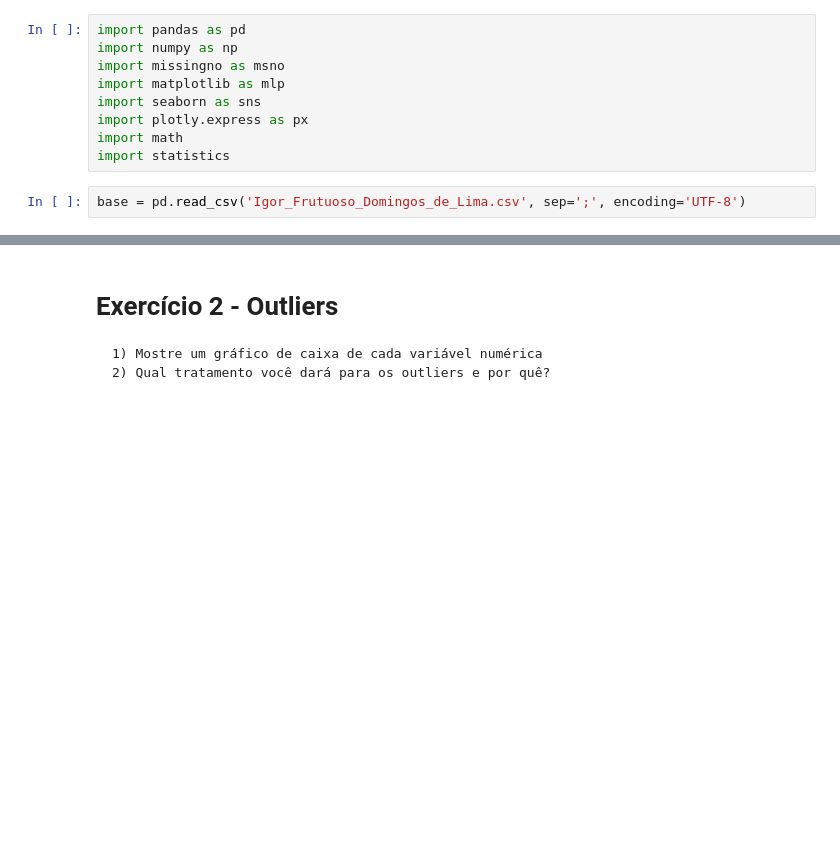
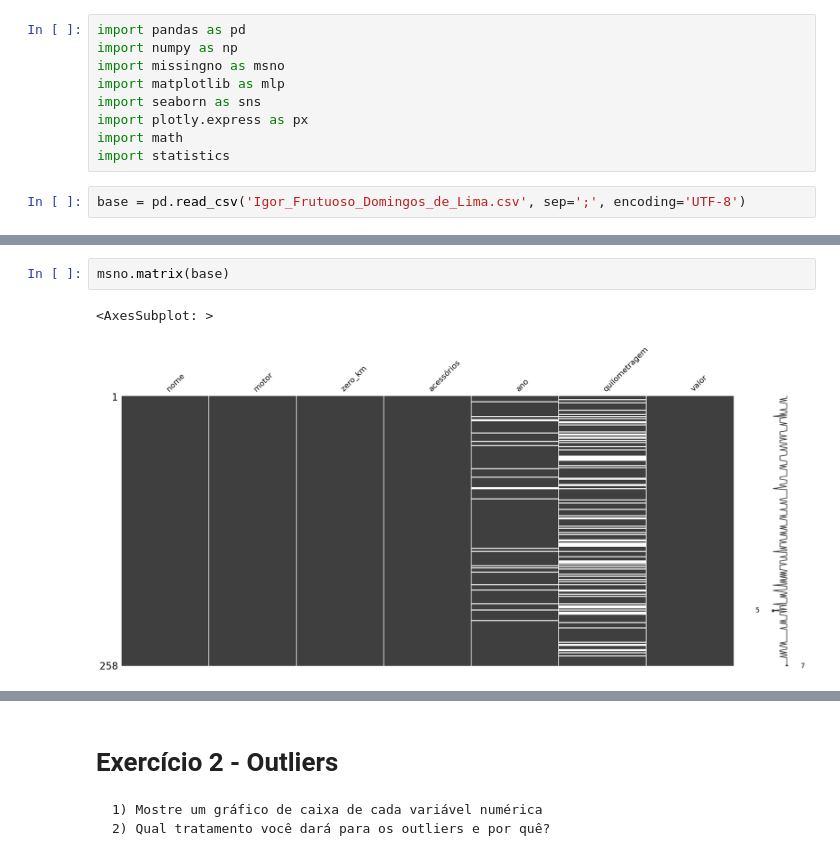
Before and after one commit to IgorFrutuoso/AC3-AED, a Jupyter notebook: Exercicios_AC3.ipynb, the cells around one changed output, grey strips where cells are left out. Drawn from its saved outputs; the diff is of its cells as text; blank space fills up the shorter version.

```diff
--- a/Exercicios_AC3.ipynb
+++ b/Exercicios_AC3.ipynb
@@ -25,0 +41,5 @@ print(type(total_missings))
+# %%
+msno.matrix(base)
+# %% [output]
+<AxesSubplot: >
+[figure, added]
```
Also changed, not shown: parts of 9 cells of this notebook, 1 other file.
